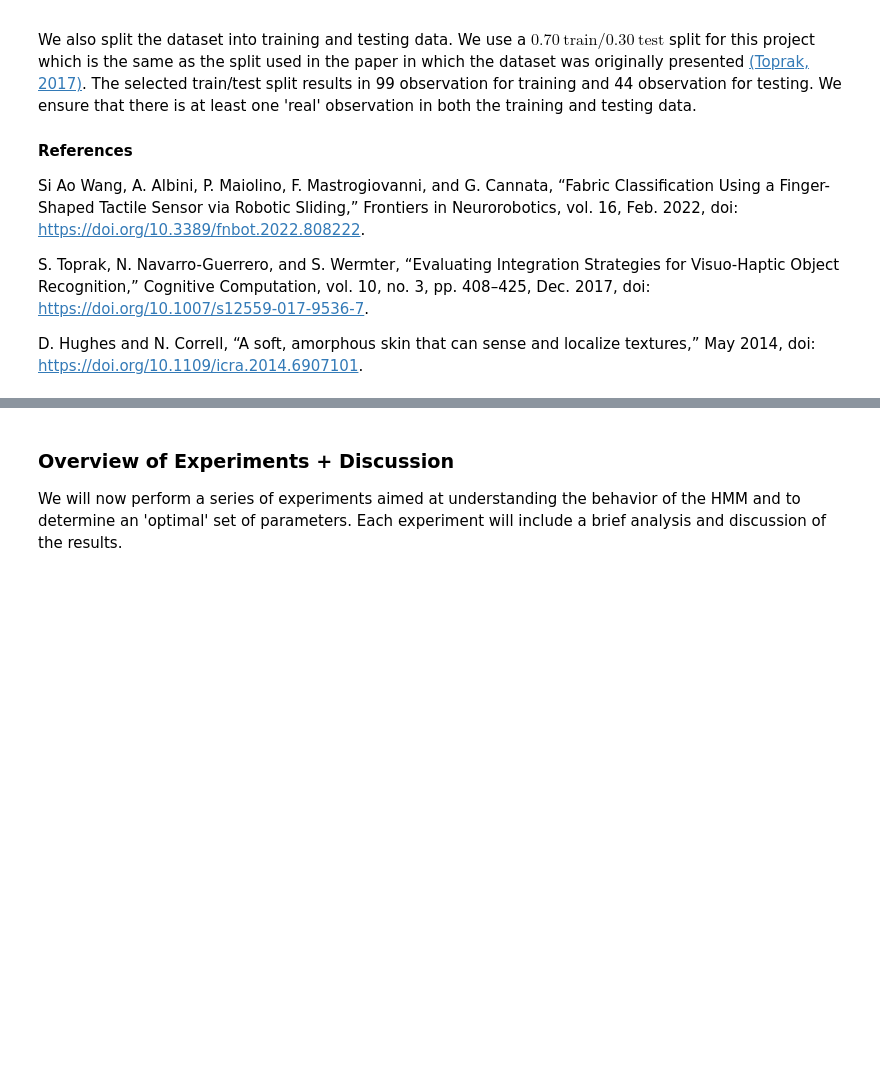
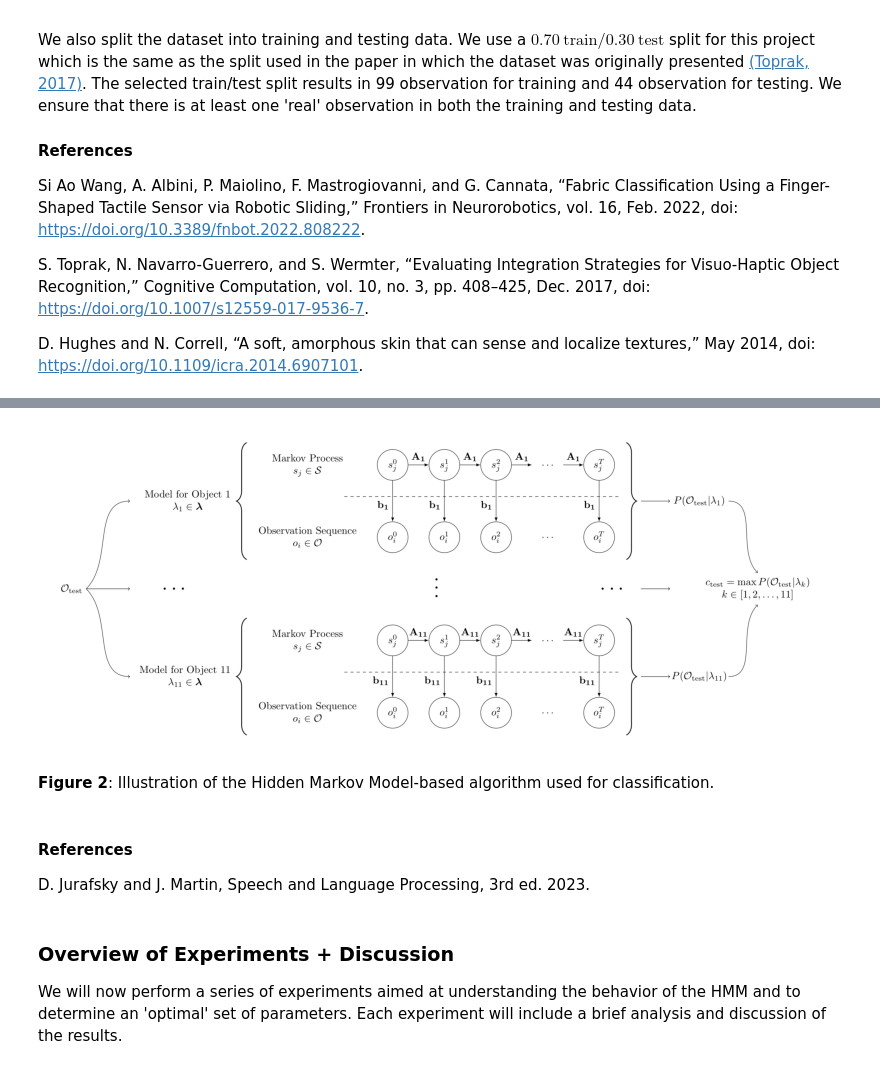
Before and after one commit to Wilfred-Mason/MECH-501, a Jupyter notebook: main/main_notebook_3.ipynb, the cells around one changed output, grey strips where cells are left out. Saved outputs shown, nothing was run; the diff lists cells and outputs as text; code cells hidden in the pictures; blank space fills up the shorter version.

```diff
--- a/main/main_notebook_3.ipynb
+++ b/main/main_notebook_3.ipynb
@@ -340,3 +339,18 @@ D. Jurafsky and J. Martin, Speech and Language Processing, 3rd ed. 2023.
+# %%
+fig, axes = plt.subplots(1,1, figsize=(10,10))
+image_path = f'../tikz_figures/hmm_3.png'
+img = mpimg.imread(image_path)
+axes.imshow(img)
+axes.axis('off')
+plt.show()
+# %% [output]
+[figure, added]
+# %% [markdown]
+**Figure 2**: Illustration of the Hidden Markov Model-based algorithm used for classification.
+# %% [markdown]
+#### References
+<a id=tb></a>
+D. Jurafsky and J. Martin, Speech and Language Processing, 3rd ed. 2023.
 # %%
 class hmm_generation(object):
   def __init__(self, model_name='GaussianHMM', hidden_states=4, cov_type='diag', start_state=None, n_iter=1000):
```
Also changed, not shown: parts of 8 cells of this notebook, 1 other file.
